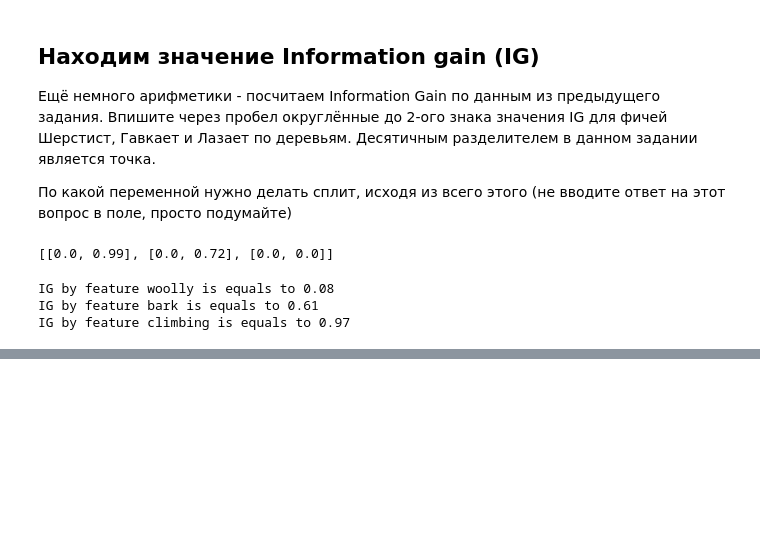
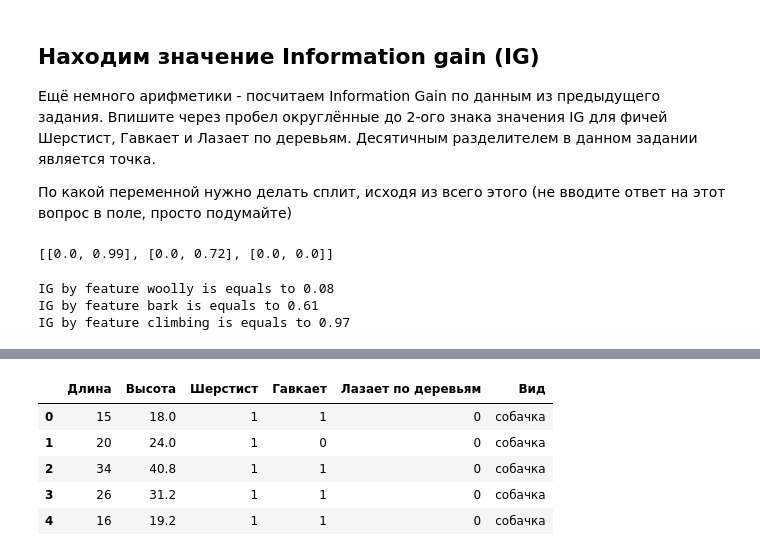
Before and after one commit to Ultraluxe25/Karpov-Stepik-Introduction-to-DS-and-ML, a Jupyter notebook: lessons/Kaprov intro to DS and ML (part 5) Intro to Decision tree.ipynb, the cells around one changed output, grey strips where cells are left out. Drawn from its saved outputs; the diff is of its cells as text; code cells hidden in the pictures; blank space fills up the shorter version.

```diff
--- a/lessons/Kaprov intro to DS and ML (part 5) Intro to Decision tree.ipynb
+++ b/lessons/Kaprov intro to DS and ML (part 5) Intro to Decision tree.ipynb
@@ -186,0 +199,11 @@ IG by feature climbing is equals to 0.97
+# %%
+# 2 - откроем датасет
+dog_cat = pd.read_csv('E:\Курсы, которые прохожу СЕЙЧАС\Введение в Data Science и машинное обучение\Project csv\dogs_n_cats.csv')
+dog_cat.head()
+# %% [output]
+|  | Длина | Высота | Шерстист | Гавкает | Лазает по деревьям | Вид |
+| 0 | 15 | 18.0 | 1 | 1 | 0 | собачка |
+| 1 | 20 | 24.0 | 1 | 0 | 0 | собачка |
+| 2 | 34 | 40.8 | 1 | 1 | 0 | собачка |
+| 3 | 26 | 31.2 | 1 | 1 | 0 | собачка |
+| 4 | 16 | 19.2 | 1 | 1 | 0 | собачка |
```
Also changed, not shown: parts of 6 cells of this notebook, 2 other files.
